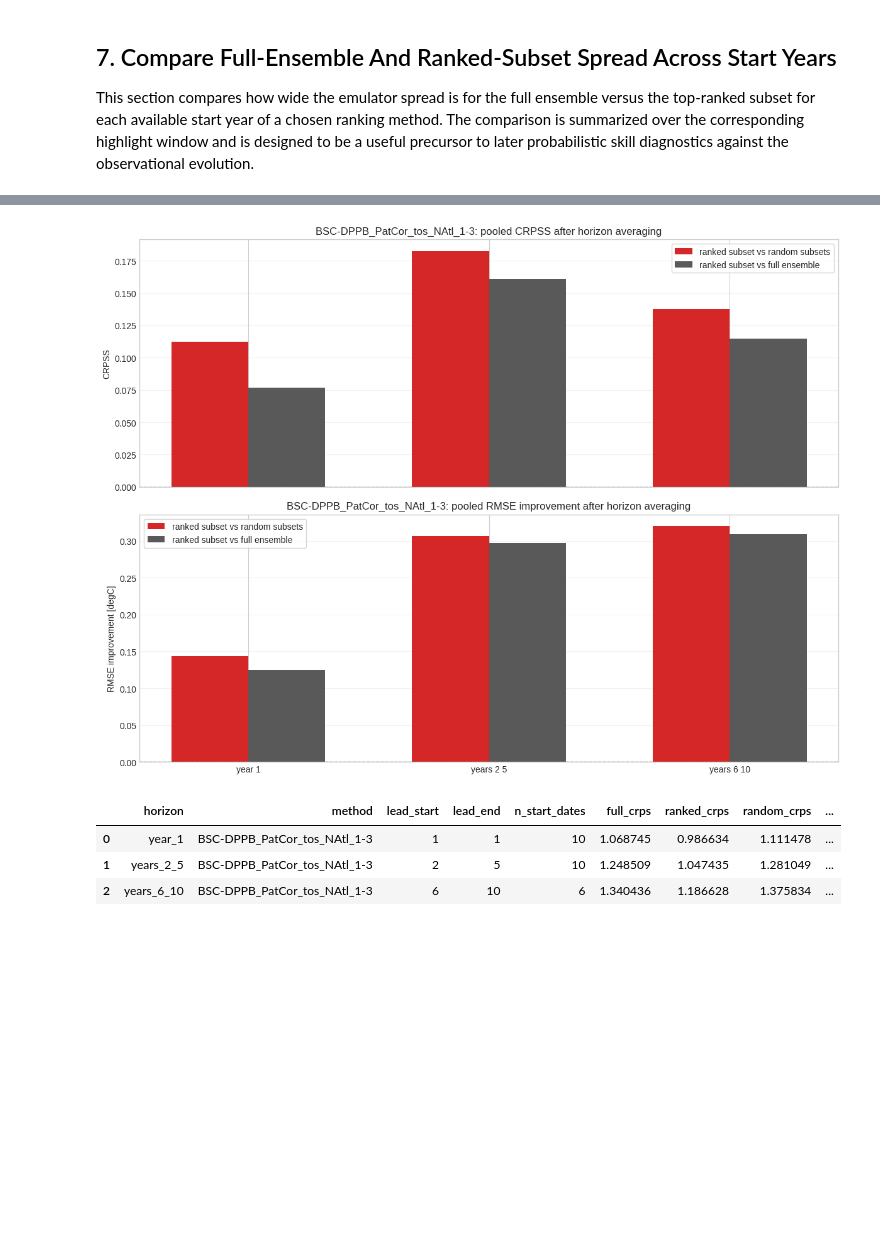
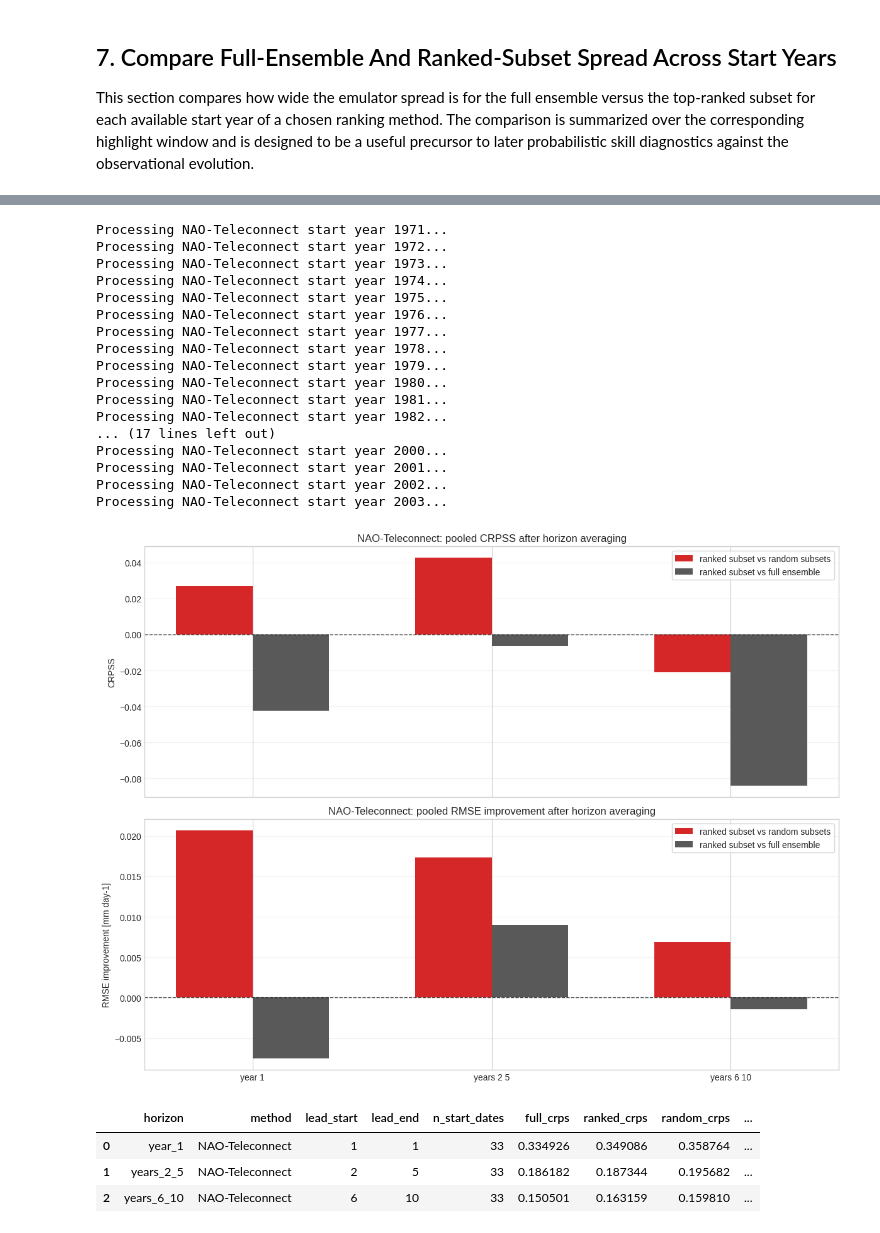
Before and after one commit to jesusff/T33-Emulator-hub, a Jupyter notebook: notebooks/city_level_emulator_analysis_blending.ipynb, the cells around one changed output, grey strips where cells are left out. Cells and saved outputs as stored; diff of their text form; code cells hidden in the pictures; blank space fills up the shorter version.

Commit message:
Clean code and winter precip over Paris example

```diff
--- a/notebooks/city_level_emulator_analysis_blending.ipynb
+++ b/notebooks/city_level_emulator_analysis_blending.ipynb
@@ -16,0 +17,13 @@ The active settings keep the current `tasmax` example. A commented precipitation
+# %%
+CITY = "Paris"
+#VARIABLE = "tasmax"; DIAGNOSTIC_ID = "annual_max_15day_mean"
+VARIABLE = "pr"; DIAGNOSTIC_ID = "winter_mean"
+#VARIABLE = "tasmin"; DIAGNOSTIC_ID = "tn20"
+
+REFERENCE_PERIOD = slice(1995, 2014)
+OPEN_CHUNKS = None
+FORCE_RECOMPUTE = False
+HIGHLIGHT_MEMBERS = [
+    "NorESM2-MM_historical_r1i1p1f1",
+    "NorESM2-MM_ssp370_r1i1p1f1",
+]
@@ -515,7 +530,7 @@ def select_ranked_members(ranking_members, available_members, highlight_count):
 
 This section either loads a previously computed cache or derives the selected yearly diagnostic from all available emulator members. Caching matters here because the underlying daily files are much larger than the final member-by-year summary used in the plots.
 # %%
-files = sorted(path for path in DATA_DIR.glob("*.nc") if not path.name.endswith("_fldmean.nc"))
+files = sorted(path for path in DATA_DIR.glob(f"{VARIABLE}_*.nc") if not path.name.endswith("_fldmean.nc"))
 print(f"Found {len(files)} emulator files in {DATA_DIR}")
 
 metric_cache = load_or_build_dataset(
@@ -682,6 +695,6 @@ This section shows one possible user-facing interpretation workflow: external ra
 # %%
-RANKING_METHOD = "BSC-DPPB_PatCor_tos_NAtl_1-3"
-RANKING_START_YEAR = 2020
+RANKING_METHOD = "NAO-Teleconnect"
+RANKING_START_YEAR = 1981
 
 RANKING_REPOSITORY = "T52-Blending-information"
 RANKING_METHOD_SPECS = {
@@ -747,12 +760,12 @@ ax.plot(
 
 format_time_series_axes(
     ax,
-    f"{DIAGNOSTIC_LABEL} anomalies with {RANKING_METHOD} top-ranked members highlighted for {RANKING_HIGHLIGHT_START_YEAR}-{highlight_window_end} {selection_summary}",
+    f"{CITY} {VARIABLE}: {metric.title} anomalies with {RANKING_METHOD} top-ranked members highlighted for {RANKING_HIGHLIGHT_START_YEAR}-{highlight_window_end} {selection_summary}",
     f"Anomaly [{metric.attrs.get('units', '')}]",
     reference_period=REFERENCE_PERIOD,
     show_zero_line=True,
 )
-save_figure(fig, f"03_{CITY_PREFIX}_{RANKING_METHOD}_{RANKING_START_YEAR}_ranked_members")
+save_figure(fig, f"03_{CITY}_{VARIABLE}_{DIAGNOSTIC_ID}_{RANKING_METHOD}_{RANKING_START_YEAR}_ranked_members")
 plt.show()
 
 ranking_preview = ranking.iloc[: len(selected_rows)].copy()
@@ -789,14 +798,13 @@ SPREAD_METHOD = RANKING_METHOD
 SPREAD_SUMMARY_STAT = "std"
 SPREAD_HIGHLIGHT_COUNT = RANKING_HIGHLIGHT_COUNT
 SPREAD_WINDOW_YEARS = RANKING_HIGHLIGHT_YEARS
-SPREAD_START_YEARS = {
+SPREAD_RANDOM_SEED = 42
+SPREAD_RANDOM_DRAWS = 200
+AVAILABLE_START_YEARS = {
     "Blend2C": slice(1966, 2000),
-    "NAO-Teleconnect": slice(1971, 2023),
+    "NAO-Teleconnect": slice(1971, 2004), #2023),
     "BSC-DPPB_PatCor_tos_NAtl_1-3": slice(2014, 2024),
 }
-SPREAD_RANDOM_SEED = 42
-SPREAD_RANDOM_DRAWS = 200
-
 
 def resolve_start_years(method, start_years):
     method_years = start_years[method] if isinstance(start_years, dict) else start_years
@@ -884,7 +892,7 @@ def summarize_random_subset_baseline(
 
 def compute_ranked_subset_spread_table(
     method,
-    start_years=SPREAD_START_YEARS,
+    start_years=AVAILABLE_START_YEARS,
     highlight_count=SPREAD_HIGHLIGHT_COUNT,
     window_years=SPREAD_WINDOW_YEARS,
     statistic=SPREAD_SUMMARY_STAT,
@@ -964,7 +972,7 @@ def compute_ranked_subset_spread_table(
 
 spread_comparison = compute_ranked_subset_spread_table(
     SPREAD_METHOD,
-    start_years=SPREAD_START_YEARS,
+    start_years=AVAILABLE_START_YEARS,
     highlight_count=SPREAD_HIGHLIGHT_COUNT,
     window_years=SPREAD_WINDOW_YEARS,
     statistic=SPREAD_SUMMARY_STAT,
@@ -1012,7 +1020,7 @@ ax.set_ylabel(f"Mean ensemble {SPREAD_SUMMARY_STAT} of anomaly [{metric.attrs.ge
 ax.legend(frameon=True)
 ax.grid(True, alpha=0.25)
 plt.tight_layout()
-save_figure(fig, f"04_{CITY_PREFIX}_{SPREAD_METHOD}_spread_comparison")
+save_figure(fig, f"04_{CITY}_{VARIABLE}_{DIAGNOSTIC_ID}_{SPREAD_METHOD}_spread_comparison")
 plt.show()
 
 spread_comparison
@@ -1089,7 +1103,7 @@ The random-subset benchmark is estimated by repeated draws. For each draw, the c
 HINDCAST_METHOD = SPREAD_METHOD
 HINDCAST_HIGHLIGHT_COUNT = SPREAD_HIGHLIGHT_COUNT
 HINDCAST_WINDOW_YEARS = SPREAD_WINDOW_YEARS
-HINDCAST_START_YEARS = SPREAD_START_YEARS
+HINDCAST_START_YEARS = AVAILABLE_START_YEARS
 HINDCAST_RANDOM_SEED = SPREAD_RANDOM_SEED
 HINDCAST_RANDOM_DRAWS = SPREAD_RANDOM_DRAWS
 HINDCAST_HORIZON_BINS = {
@@ -1230,6 +1244,7 @@ def compute_hindcast_skill_table(
     }
 
     for start_year in available_start_years:
+        print(f"Processing {method} start year {start_year}...")
         ranking, ranking_members = load_ranking_members(
             method,
             RANKING_METHOD_SPECS,
@@ -1361,36 +1376,53 @@ axes[0].set_ylabel("CRPSS")
 axes[0].legend(frameon=True)
 axes[0].grid(True, axis="y", alpha=0.25)
 
 axes[1].bar(
     x - bar_width / 2,
     hindcast_skill_summary["ranked_rmse_improvement_vs_random"],
     width=bar_width,
     color="tab:red",
     label="ranked subset vs random subsets",
 )
 axes[1].bar(
     x + bar_width / 2,
     hindcast_skill_summary["ranked_rmse_improvement_vs_full"],
     width=bar_width,
     color="0.35",
     label="ranked subset vs full ensemble",
 )
 axes[1].axhline(0, color="black", linewidth=1.0, linestyle="--", alpha=0.7)
 axes[1].set_title(f"{HINDCAST_METHOD}: pooled RMSE improvement after horizon averaging")
 axes[1].set_ylabel(f"RMSE improvement [{metric.attrs.get('units', '')}]")
 axes[1].set_xticks(x)
 axes[1].set_xticklabels(horizon_labels)
 axes[1].legend(frameon=True)
 axes[1].grid(True, axis="y", alpha=0.25)
 
 plt.tight_layout()
-save_figure(fig, f"05_{CITY_PREFIX}_{HINDCAST_METHOD}_hindcast_skill")
+save_figure(fig, f"05_{CITY}_{VARIABLE}_{DIAGNOSTIC_ID}_{HINDCAST_METHOD}_hindcast_skill")
 plt.show()
 
 hindcast_skill_summary
 # %% [output]
+Processing NAO-Teleconnect start year 1971...
+Processing NAO-Teleconnect start year 1972...
+Processing NAO-Teleconnect start year 1973...
+Processing NAO-Teleconnect start year 1974...
+Processing NAO-Teleconnect start year 1975...
+Processing NAO-Teleconnect start year 1976...
+Processing NAO-Teleconnect start year 1977...
+Processing NAO-Teleconnect start year 1978...
+Processing NAO-Teleconnect start year 1979...
+Processing NAO-Teleconnect start year 1980...
+Processing NAO-Teleconnect start year 1981...
+Processing NAO-Teleconnect start year 1982...
+... (17 lines left out)
+Processing NAO-Teleconnect start year 2000...
+Processing NAO-Teleconnect start year 2001...
+Processing NAO-Teleconnect start year 2002...
+Processing NAO-Teleconnect start year 2003...
-[figure, old version]
+[figure, new version]
 |  | horizon | method | lead_start | lead_end | n_start_dates | full_crps | ranked_crps | random_crps | ... |
-| 0 | year_1 | BSC-DPPB_PatCor_tos_NAtl_1-3 | 1 | 1 | 10 | 1.068745 | 0.986634 | 1.111478 | ... |
-| 1 | years_2_5 | BSC-DPPB_PatCor_tos_NAtl_1-3 | 2 | 5 | 10 | 1.248509 | 1.047435 | 1.281049 | ... |
-| 2 | years_6_10 | BSC-DPPB_PatCor_tos_NAtl_1-3 | 6 | 10 | 6 | 1.340436 | 1.186628 | 1.375834 | ... |
+| 0 | year_1 | NAO-Teleconnect | 1 | 1 | 33 | 0.334926 | 0.349086 | 0.358764 | ... |
+| 1 | years_2_5 | NAO-Teleconnect | 2 | 5 | 33 | 0.186182 | 0.187344 | 0.195682 | ... |
+| 2 | years_6_10 | NAO-Teleconnect | 6 | 10 | 33 | 0.150501 | 0.163159 | 0.159810 | ... |
```
Also changed, not shown: parts of 16 cells of this notebook, 4 other files.
